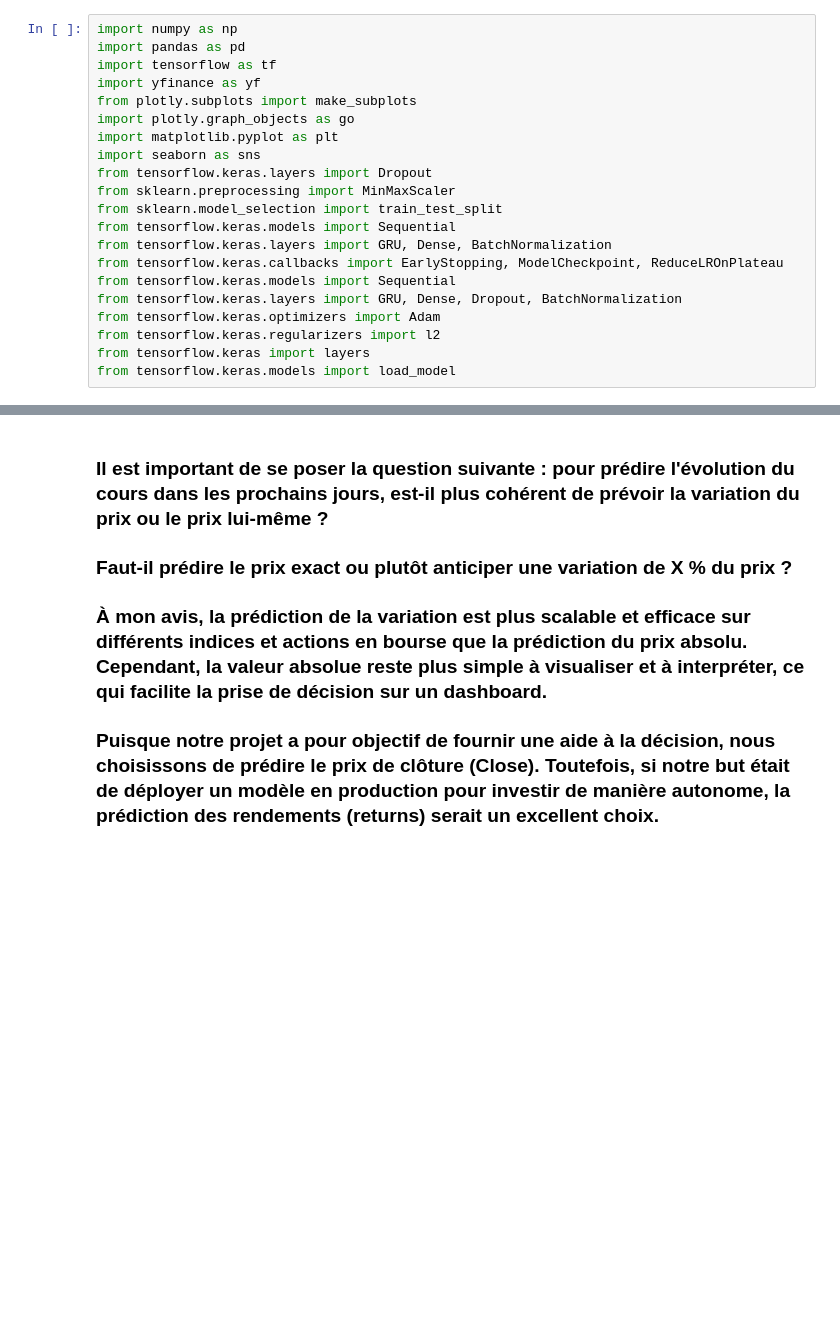
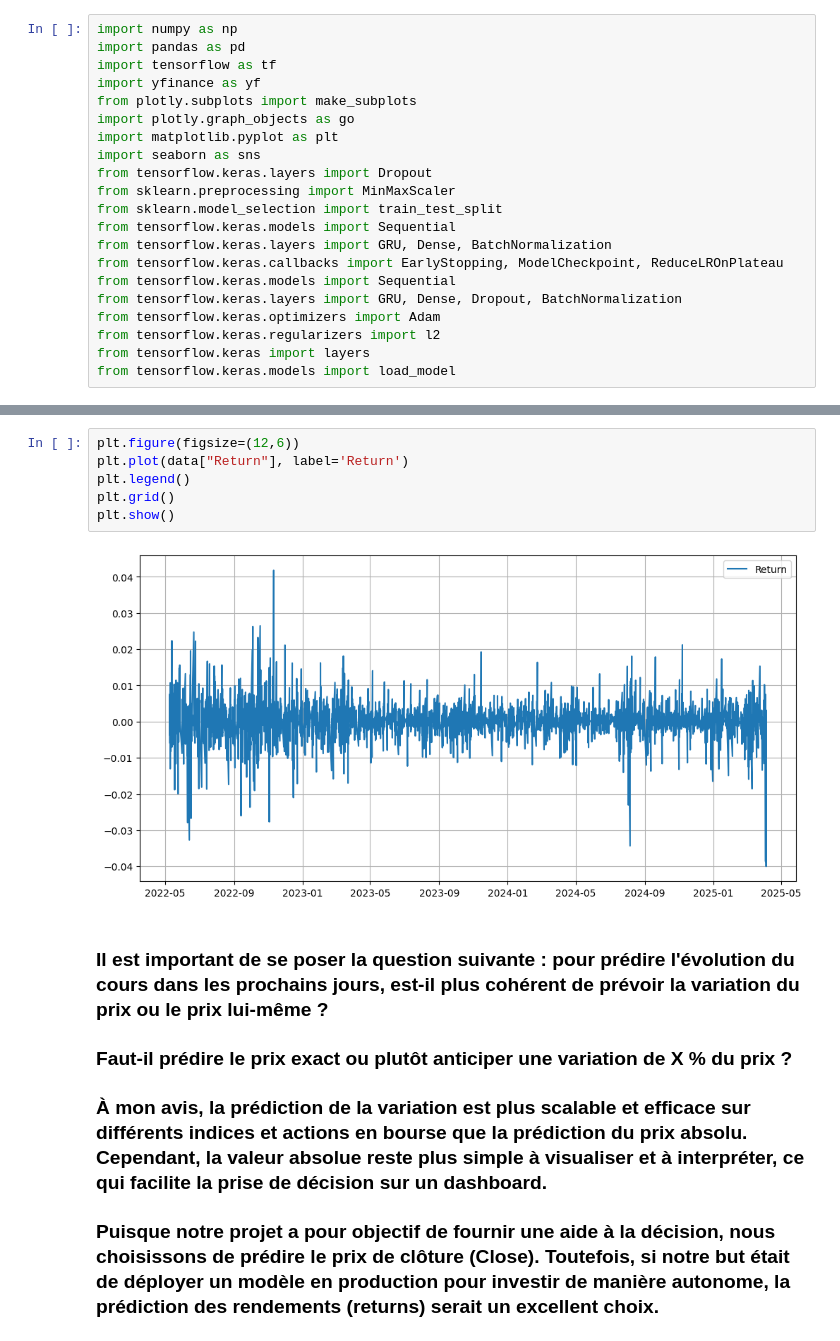
Before and after one commit to JulienBellande/MarketSense, a Jupyter notebook: IA_research.ipynb, the cells around one changed output, grey strips where cells are left out. Drawn from its saved outputs; the diff is of its cells as text; blank space fills up the shorter version.

```diff
--- a/IA_research.ipynb
+++ b/IA_research.ipynb
@@ -58,3 +53,11 @@ fig.show()
+# %%
+plt.figure(figsize=(12,6))
+plt.plot(data["Return"], label='Return')
+plt.legend()
+plt.grid()
+plt.show()
+# %% [output]
+[figure, added]
 # %% [markdown]
 ### Il est important de se poser la question suivante : pour prédire l'évolution du cours dans les prochains jours, est-il plus cohérent de prévoir la variation du prix ou le prix lui-même ?
 
```
Also changed, not shown: parts of 3 cells of this notebook, 6 other files.
